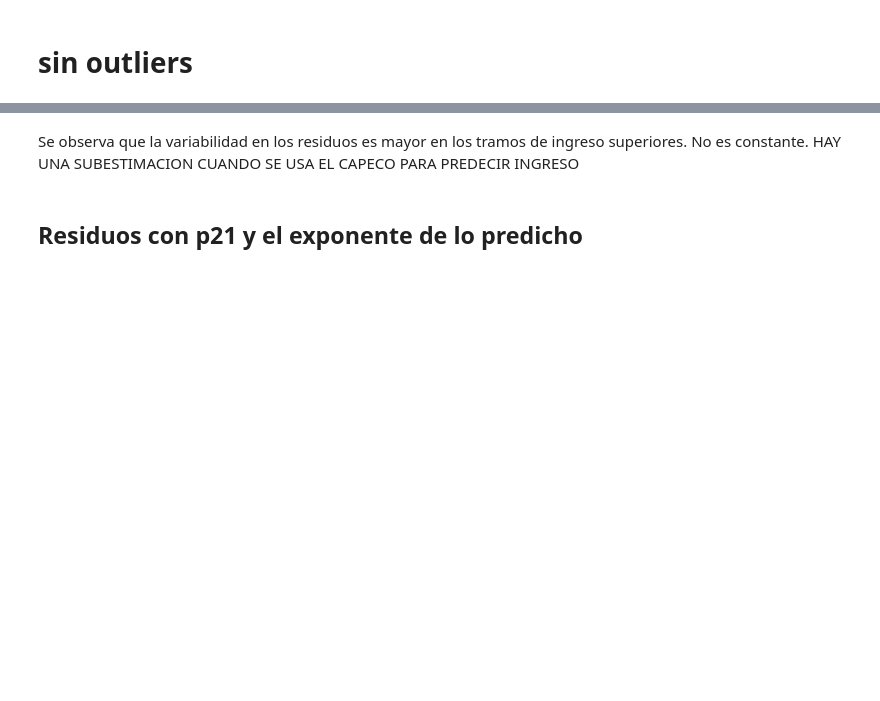
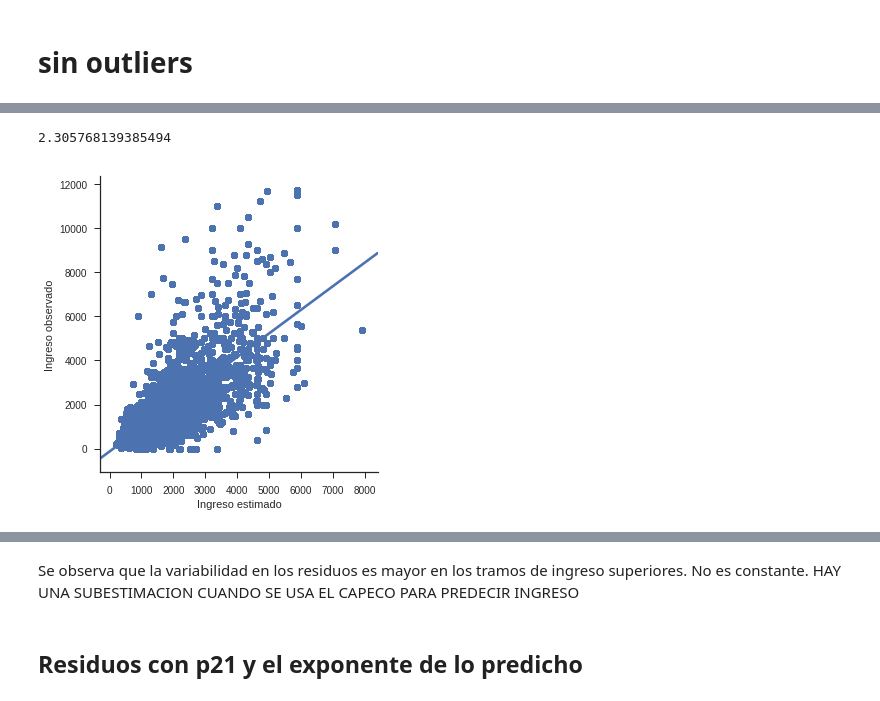
Before and after one commit to alephcero/thesis, a Jupyter notebook: src/Chapter 3 - modelingAndCoeficients.ipynb, the cells around one changed output, grey strips where cells are left out. Cells and saved outputs as stored; diff of their text form; code cells hidden in the pictures; blank space fills up the shorter version.

```diff
--- a/src/Chapter 3 - modelingAndCoeficients.ipynb
+++ b/src/Chapter 3 - modelingAndCoeficients.ipynb
@@ -589,0 +844,2 @@ print lm.summary()
+# %%
+ingresos['hogarInactivo'] = ingresos.inactivo ==1
@@ -615,7 +971,17 @@ ingresosNoOut.head()
+# %%
+ingresosNoOut = ingresosNoOut.loc[:,['PONDERA','IPCF','predict','resid','residStd']]
+ingresosNoOut = ingresosNoOut.loc[np.repeat(ingresosNoOut.index.values,ingresosNoOut.PONDERA)]
+# %%
+ingresosNoOut.resid.mean()
+# %% [output]
+2.305768139385494
 # %%
-sns.lmplot(x = 'predict', y ='resid',data=ingresosNoOut)
-plt.ylabel('Residuos')
+sns.lmplot(x = 'predict', y ='IPCF',data=ingresosNoOut)
+plt.ylabel('Ingreso observado')
 plt.xlabel('Ingreso estimado')
+plt.savefig('../img/capitulo3/evalCapecoVipcf1.png')
+# %% [output]
+[figure, added]
 # %%
 sns.lmplot(x = 'predict', y ='residStd',data=ingresosNoOut)
 plt.ylabel('Residuos estandarizados')
```
Also changed, not shown: parts of 71 cells of this notebook, 15 other files.
